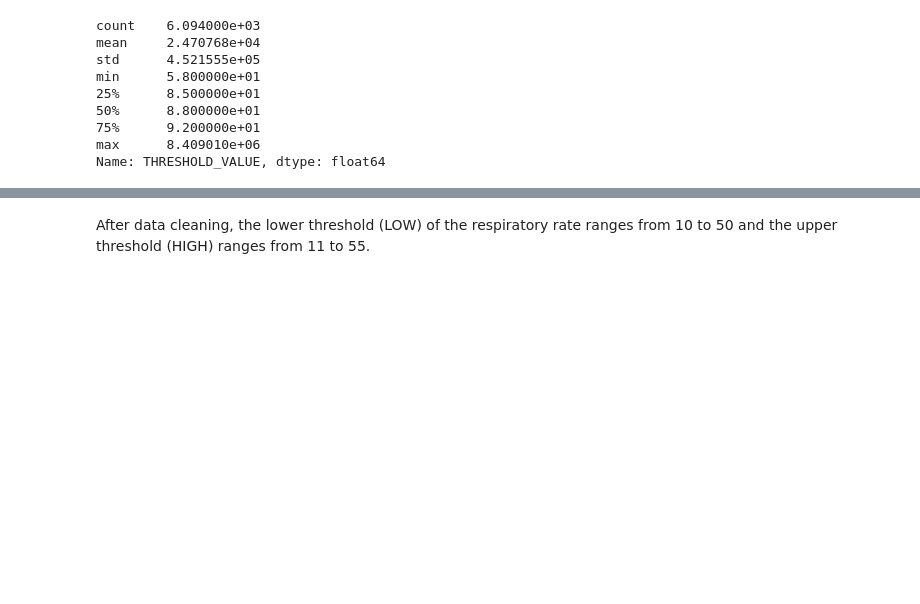
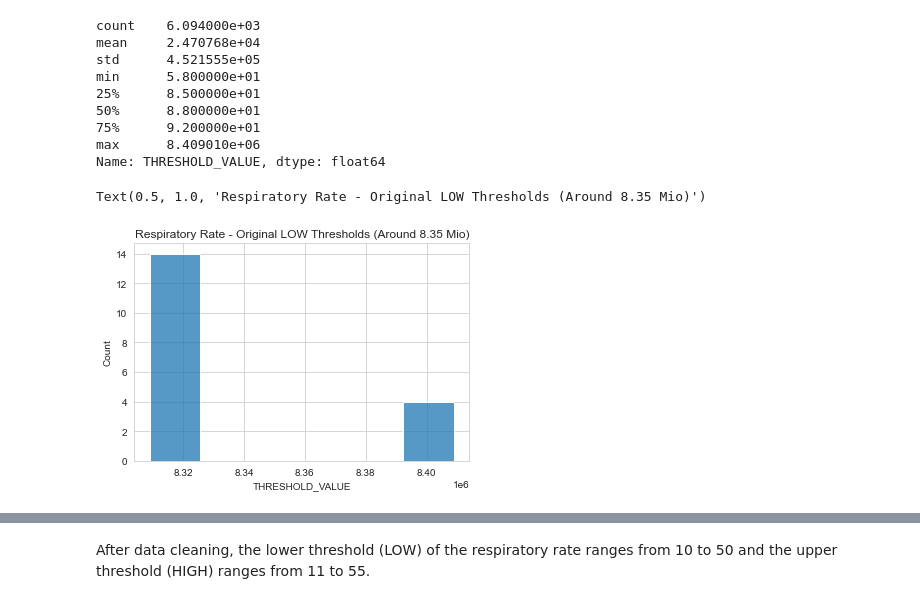
Before and after one commit to denise97/dhl2021, a Jupyter notebook: alarm_violations_analysis_RR.ipynb, the cells around one changed output, grey strips where cells are left out. Cells and saved outputs as stored; diff of their text form; code cells hidden in the pictures; blank space fills up the shorter version.

```diff
--- a/alarm_violations_analysis_RR.ipynb
+++ b/alarm_violations_analysis_RR.ipynb
@@ -330,3 +348,11 @@ min      5.800000e+01
 75%      9.200000e+01
 max      8.409010e+06
 Name: THRESHOLD_VALUE, dtype: float64
+# %%
+RR_threshold_low_8mio = RR_violations[(RR_violations['THRESHOLD_TYPE'] == 'LOW') & (RR_violations['THRESHOLD_VALUE'] > 8300000) & (RR_violations['THRESHOLD_VALUE'] < 8500000)]
+RR_threshold_low_8mio.THRESHOLD_VALUE.describe() # 18x between 8,309,010 and 8,409,010
+sns.histplot(data=RR_threshold_low_8mio, x='THRESHOLD_VALUE').set_title('Respiratory Rate - Original LOW Thresholds (Around 8.35 Mio)')
+#plt.savefig('RR_thresholds_LOW_original_8mio.png', dpi=1200)
+# %% [output]
+Text(0.5, 1.0, 'Respiratory Rate - Original LOW Thresholds (Around 8.35 Mio)')
+[figure, added]
```
Also changed, not shown: parts of 10 cells of this notebook.
